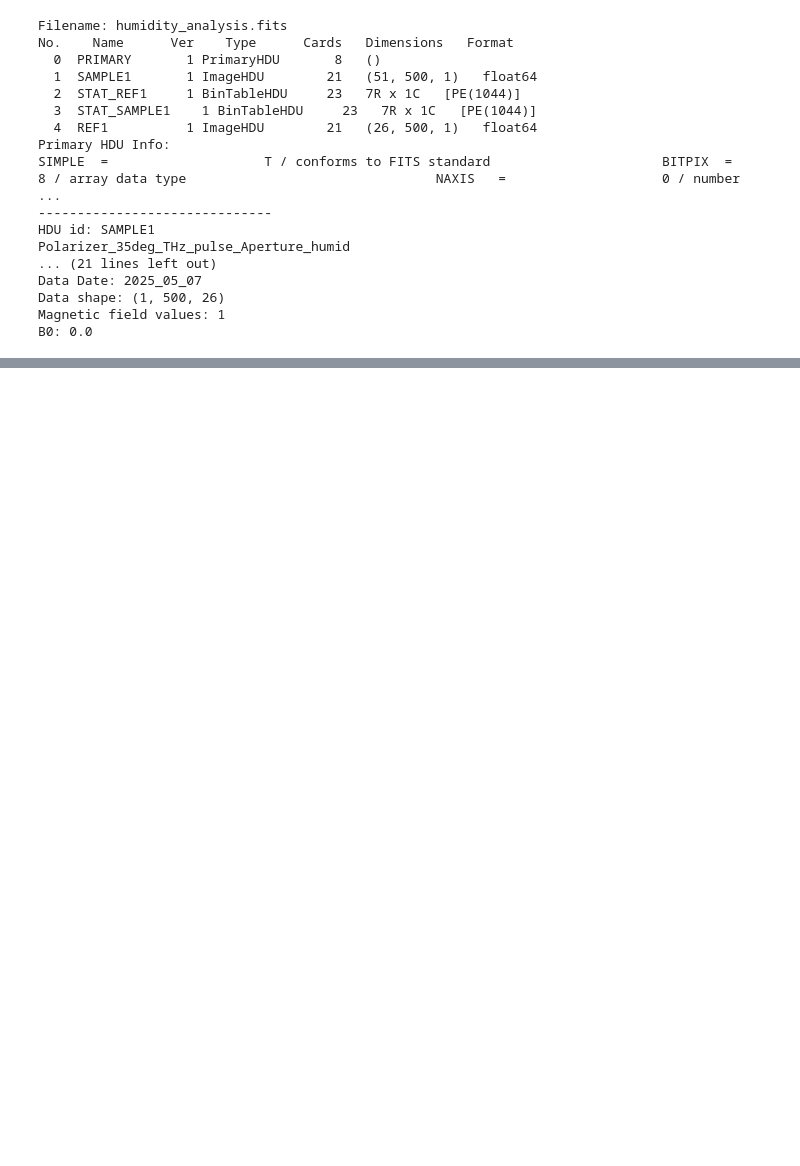
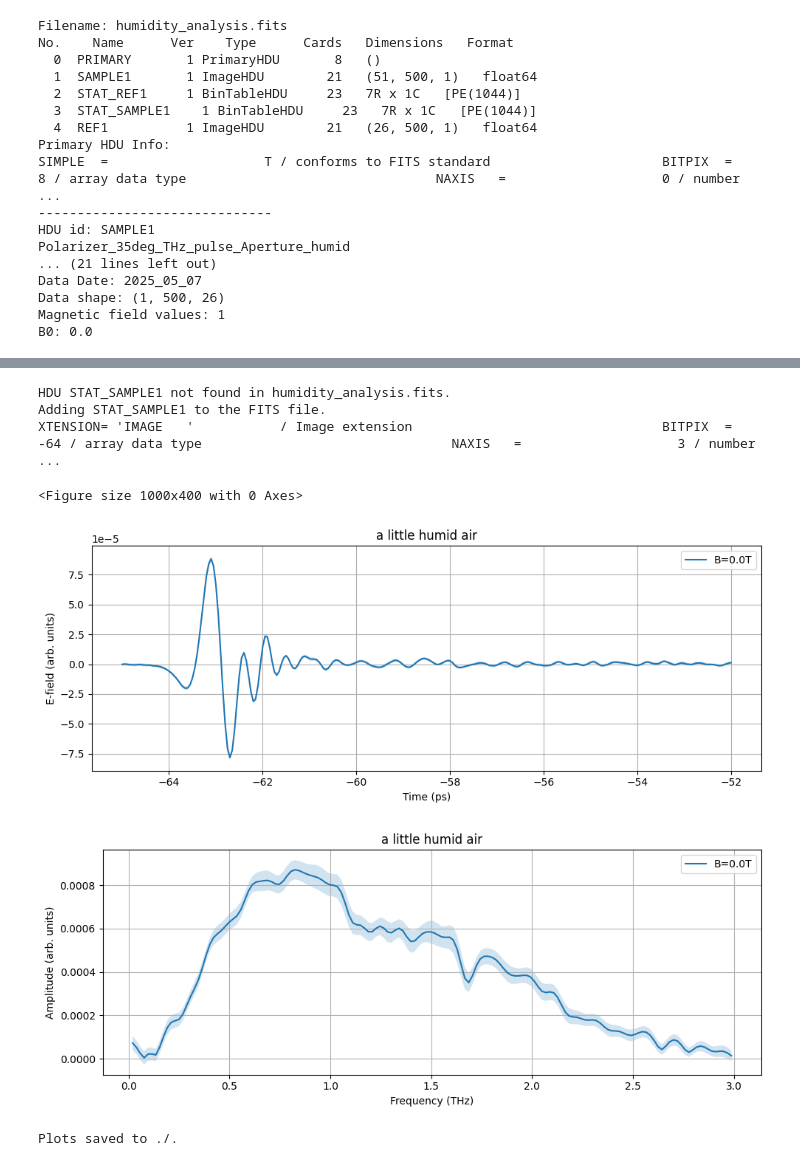
Before and after one commit to CrazyAncestor/SpectrumAnalysis, a Jupyter notebook: demo/humidity_analysis.ipynb, the cells around one changed output, grey strips where cells are left out. Saved outputs shown, nothing was run; the diff lists cells and outputs as text; code cells hidden in the pictures; blank space fills up the shorter version.

```diff
--- a/demo/humidity_analysis.ipynb
+++ b/demo/humidity_analysis.ipynb
@@ -54,4 +52,15 @@ XTENSION= 'IMAGE   '           / Image extension
 [figure]
 [figure]
 Plots saved to ./.
+# %%
+hdu_id = 'SAMPLE1'
+analyzer.plot_statistics(hdu_id=hdu_id, title='a little humid air', time_range=[-65, -52], zero_padding_ratio=4, freq_range=[0, 3.])
+# %% [output]
+HDU STAT_SAMPLE1 not found in humidity_analysis.fits.
+Adding STAT_SAMPLE1 to the FITS file.
+XTENSION= 'IMAGE   '           / Image extension                                BITPIX  =                  -64 / array data type                                NAXIS   =                    3 / number  ...
+<Figure size 1000x400 with 0 Axes>
+[figure, added]
+[figure, added]
+Plots saved to ./.
 # %%
```
Also changed, not shown: parts of 6 cells of this notebook, 2 other files.
